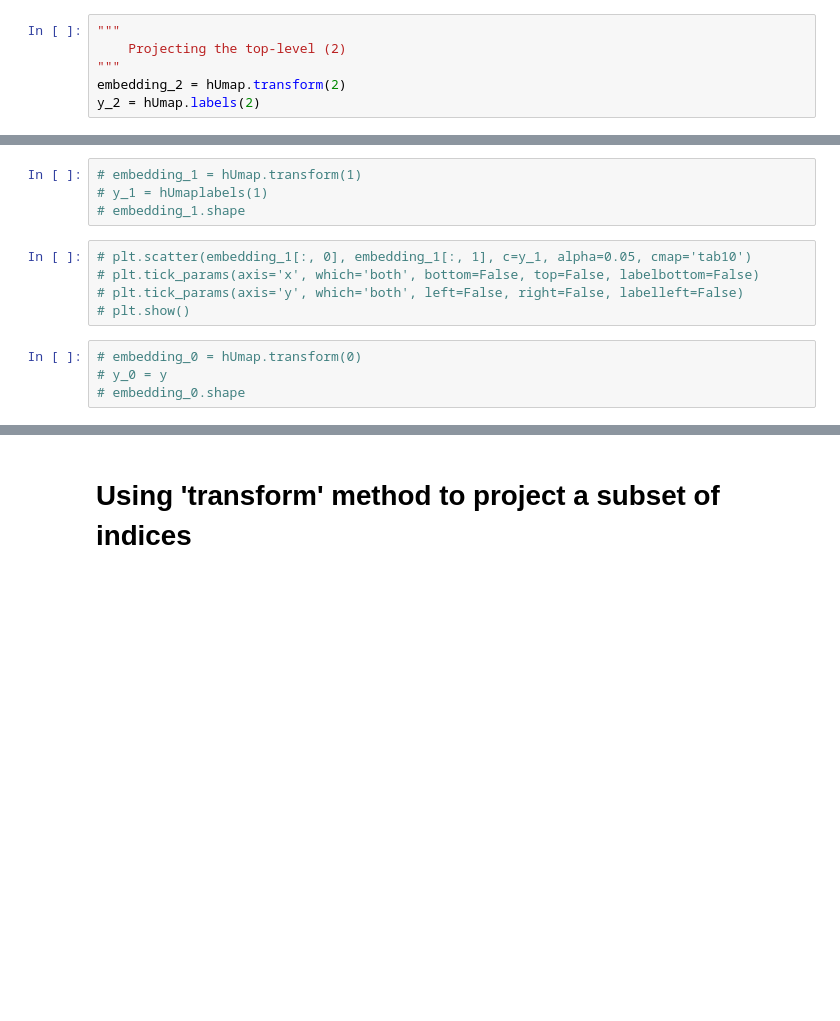
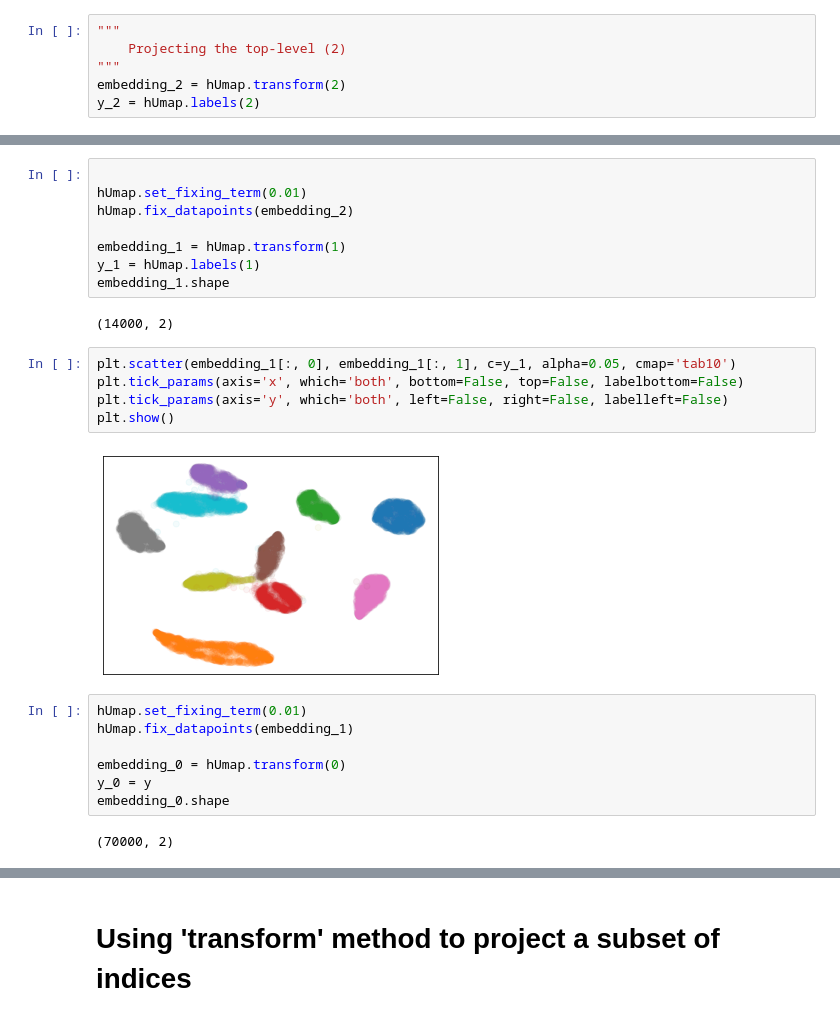
Before and after one commit to wilsonjr/humap, a Jupyter notebook: notebooks/Hierarchical-Exploration-with-HUMAP.ipynb, the cells around one changed output, grey strips where cells are left out. Saved outputs shown, nothing was run; the diff lists cells and outputs as text; blank space fills up the shorter version.

```diff
--- a/notebooks/Hierarchical-Exploration-with-HUMAP.ipynb
+++ b/notebooks/Hierarchical-Exploration-with-HUMAP.ipynb
@@ -46,14 +64,27 @@ plt.show()
 # %%
-# embedding_1 = hUmap.transform(1)
-# y_1 = hUmaplabels(1)
-# embedding_1.shape
+
+hUmap.set_fixing_term(0.01)
+hUmap.fix_datapoints(embedding_2)
+
+embedding_1 = hUmap.transform(1)
+y_1 = hUmap.labels(1)
+embedding_1.shape
+# %% [output]
+(14000, 2)
 # %%
-# plt.scatter(embedding_1[:, 0], embedding_1[:, 1], c=y_1, alpha=0.05, cmap='tab10')
-# plt.tick_params(axis='x', which='both', bottom=False, top=False, labelbottom=False)
-# plt.tick_params(axis='y', which='both', left=False, right=False, labelleft=False)
-# plt.show()
+plt.scatter(embedding_1[:, 0], embedding_1[:, 1], c=y_1, alpha=0.05, cmap='tab10')
+plt.tick_params(axis='x', which='both', bottom=False, top=False, labelbottom=False)
+plt.tick_params(axis='y', which='both', left=False, right=False, labelleft=False)
+plt.show()
+# %% [output]
+[figure, added]
 # %%
-# embedding_0 = hUmap.transform(0)
-# y_0 = y
-# embedding_0.shape
+hUmap.set_fixing_term(0.01)
+hUmap.fix_datapoints(embedding_1)
+
+embedding_0 = hUmap.transform(0)
+y_0 = y
+embedding_0.shape
+# %% [output]
+(70000, 2)
 # %%
```
Also changed, not shown: parts of 12 cells of this notebook, 3 other files.
